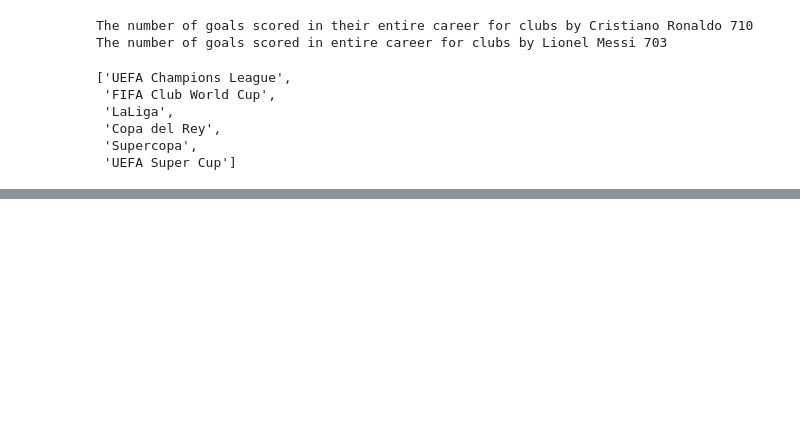
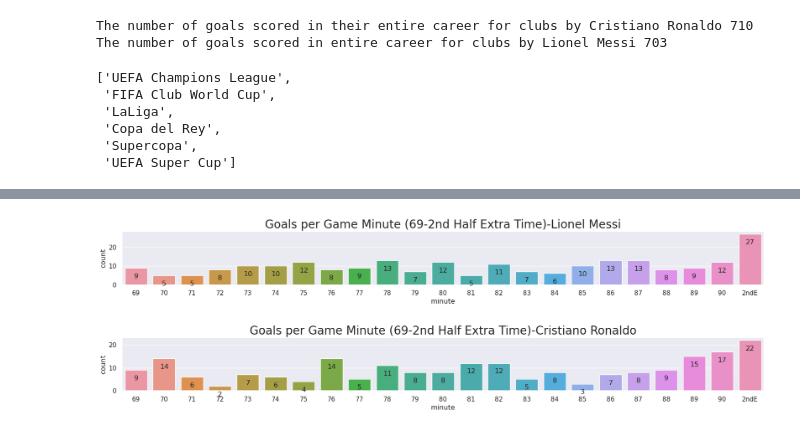
Before and after one commit to sanjayy27/Cristiano-Ronaldo-vs-Lionel-Messi-Analysis, a Jupyter notebook: cristiano-ronaldo-vs-lionel-messi-eda.ipynb, the cells around one changed output, grey strips where cells are left out. Saved outputs shown, nothing was run; the diff lists cells and outputs as text; code cells hidden in the pictures; blank space fills up the shorter version.

```diff
--- a/cristiano-ronaldo-vs-lionel-messi-eda.ipynb
+++ b/cristiano-ronaldo-vs-lionel-messi-eda.ipynb
@@ -282,0 +369,4 @@ fig.show()
+# %%
+cplot(mins4,"69-2nd Half Extra Time")
+# %% [output]
+[figure, added]
```
Also changed, not shown: parts of 18 cells of this notebook.
